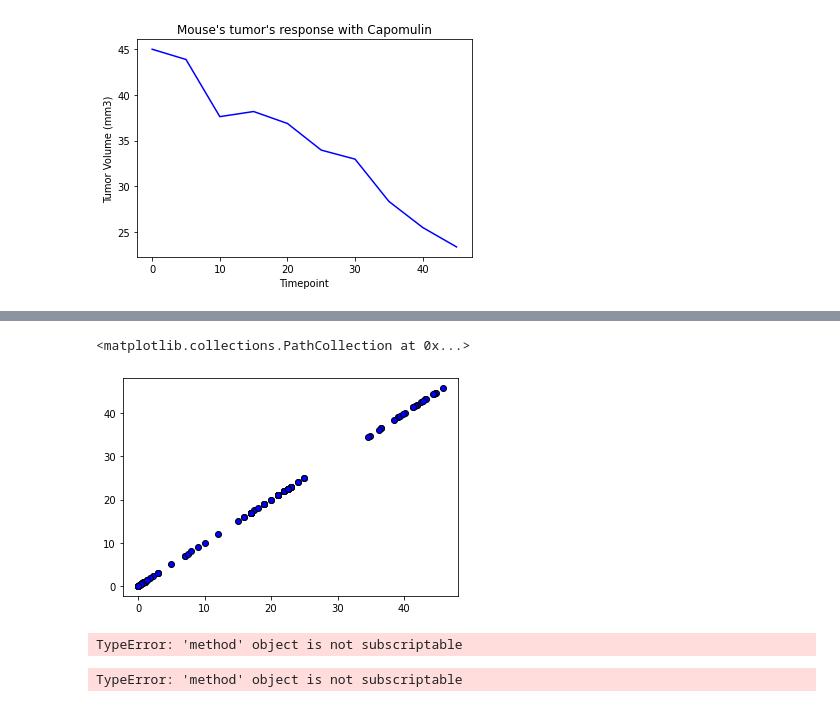
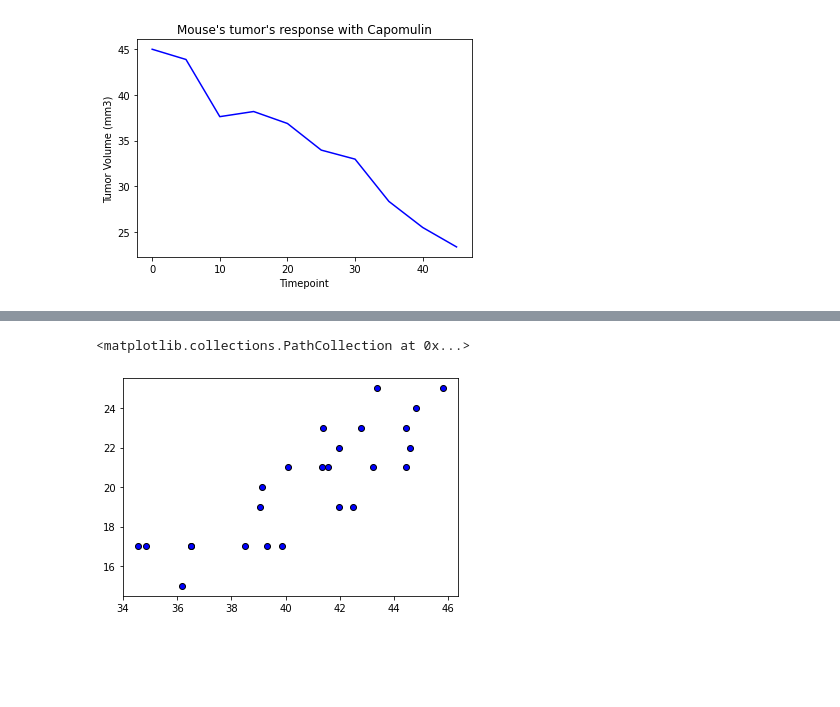
Before and after one commit to anajuarezar/matplotlib-challenge, a Jupyter notebook: pymaceuticals.ipynb, the cells around one changed output, grey strips where cells are left out. Saved outputs shown, nothing was run; the diff lists cells and outputs as text; code cells hidden in the pictures; blank space fills up the shorter version.

```diff
--- a/pymaceuticals.ipynb
+++ b/pymaceuticals.ipynb
@@ -220,6 +254,5 @@ Text(0, 0.5, 'Mouse ID')
 # %%
 # Start by getting the last (greatest) timepoint for each mouse
-clean_mouse["Timepoint"] = pd.to_numeric(clean_mouse["Timepoint"], downcast="float")
-latest_entry = clean_mouse.groupby(["Mouse ID", "Timepoint"]).max()
-latest_entry.head()
+latest_entry = clean_mouse.groupby(["Mouse ID"])["Timepoint"].max()
+latest_entry.reset_index()
 # %% [output]
@@ -290,4 +410,5 @@ Text(0, 0.5, 'Tumor Volume (mm3)')
 # Generate a scatter plot of average tumor volume vs. mouse weight for the Capomulin regimen
 # In order to generate a scatter plot, first we need to define the axis.
 # To define the axis we need to group the dataframe by mouse and then obtain the mean of the weight and volume
-mean_cap = capomulin.groupby("Mouse ID").mean
+mean_cap = capomulin.groupby("Mouse ID").mean()
+mean_cap
@@ -294,16 +434,8 @@ mean_cap = capomulin.groupby("Mouse ID").mean
 # %%
-plt.scatter(mean_cap("Tumor Volume (mm3)"), mean_cap("Weight (g)"), marker="o", facecolors="blue", edgecolors="black")
+plt.scatter(mean_cap["Tumor Volume (mm3)"], mean_cap["Weight (g)"], marker="o", facecolors="blue", edgecolors="black")
 # %% [output]
 <matplotlib.collections.PathCollection at 0x...>
-[figure, old version]
+[figure, new version]
-# %%
-mean_cap["Tumor Volume (mm3)"]
-# %% [output]
-TypeError: 'method' object is not subscriptable
-# %%
-mean_cap["Weight (g)"]
-# %% [output]
-TypeError: 'method' object is not subscriptable
 # %%
  # Calculate the correlation coefficient and linear regression model
 # for mouse weight and average tumor volume for the Capomulin regimen
```
Also changed, not shown: parts of 10 cells of this notebook.
